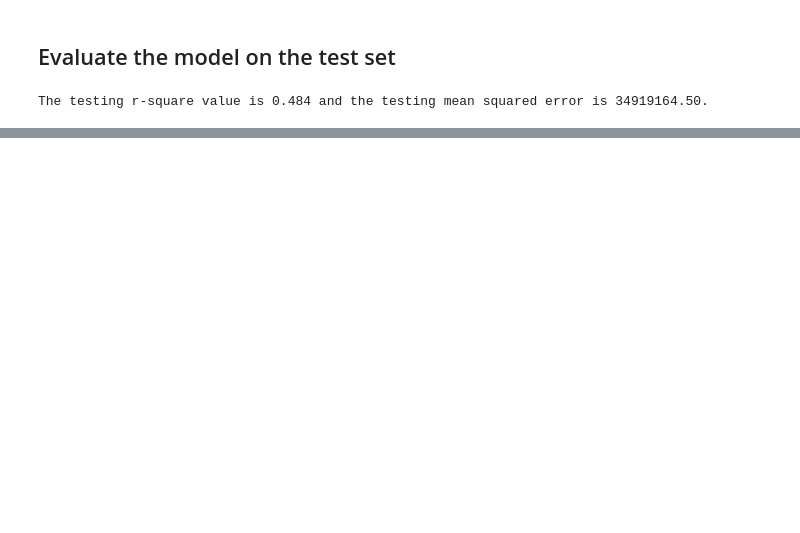
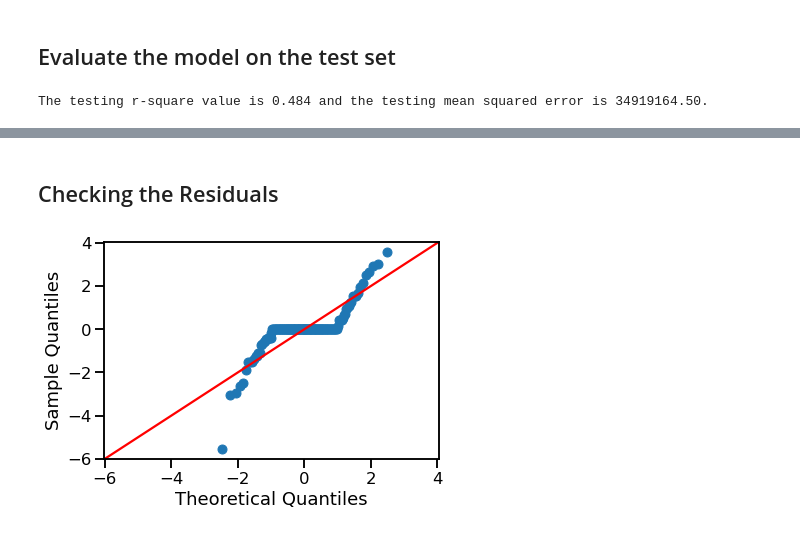
Before and after one commit to adeviney/data-enrichment-project, a Jupyter notebook: Car Price Prediction (statsmodels)/Prediction of Car Price (StatsModels).ipynb, the cells around one changed output, grey strips where cells are left out. Drawn from its saved outputs; the diff is of its cells as text; code cells hidden in the pictures; blank space fills up the shorter version.

```diff
--- a/Car Price Prediction (statsmodels)/Prediction of Car Price (StatsModels).ipynb
+++ b/Car Price Prediction (statsmodels)/Prediction of Car Price (StatsModels).ipynb
@@ -499,0 +548,14 @@ sns.pairplot(df, y_vars='price',kind='reg',x_vars=candidates[4:],
+# %%
+## make num selector and using it to save list of column names
+num_select = make_column_selector(dtype_include='number')
+num_cols = num_select(X_train)
+## make pipelines
+cat_pipe = make_pipeline(SimpleImputer(strategy='constant',
+                                       fill_value='MISSING'),
+                         OneHotEncoder(handle_unknown='ignore', sparse=False)
+                        )
+num_pipe = make_pipeline(SimpleImputer(strategy='mean'))
+preprocessor = make_column_transformer( (num_pipe, num_cols),
+                                       (cat_pipe,cat_cols),
+                                       remainder='passthrough')
+preprocessor
@@ -499,0 +581,18 @@ sns.pairplot(df, y_vars='price',kind='reg',x_vars=candidates[4:],
+# %%
+## fit the col transformer to learn feature names
+preprocessor.fit(X_train)
+## Now create list of our final features after preprocessing
+final_features = []
+## adding the numeric features which process first in the Col Trans
+final_features.extend(num_cols)
+## Now, get OHe feature names
+cat_features = preprocessor.named_transformers_['pipeline-2'][-1].get_feature_names_out(cat_cols)
+final_features.extend(cat_features)
+## Transform X vars and remake as dataframes
+X_train_df = pd.DataFrame( preprocessor.transform(X_train),
+                         columns=final_features,
+                         index=X_train.index)
+X_test_df = pd.DataFrame( preprocessor.transform(X_test),
+                         columns=final_features,
+                         index=X_test.index)
+X_test_df.head()
@@ -499,0 +610,5 @@ sns.pairplot(df, y_vars='price',kind='reg',x_vars=candidates[4:],
+# %%
+## Adding constants for statsmodels
+X_train_df = sm.add_constant(X_train_df, prepend=False)
+X_test_df = sm.add_constant(X_test_df, prepend=False, has_constant='add')
+X_train_df.head(2)
@@ -499,0 +631,5 @@ sns.pairplot(df, y_vars='price',kind='reg',x_vars=candidates[4:],
+# %%
+## make & fit a statmsodels OLS
+model = sm.OLS(y_train,X_train_df)
+result = model.fit()
+print(result.summary())
@@ -499,0 +654,7 @@ sns.pairplot(df, y_vars='price',kind='reg',x_vars=candidates[4:],
+# %% [markdown]
+## Checking the Residuals
+# %%
+resid = result.resid
+sm.graphics.qqplot(resid,line='45',fit=True);
+# %% [output]
+[figure, added]
```
Also changed, not shown: parts of 109 cells of this notebook.
